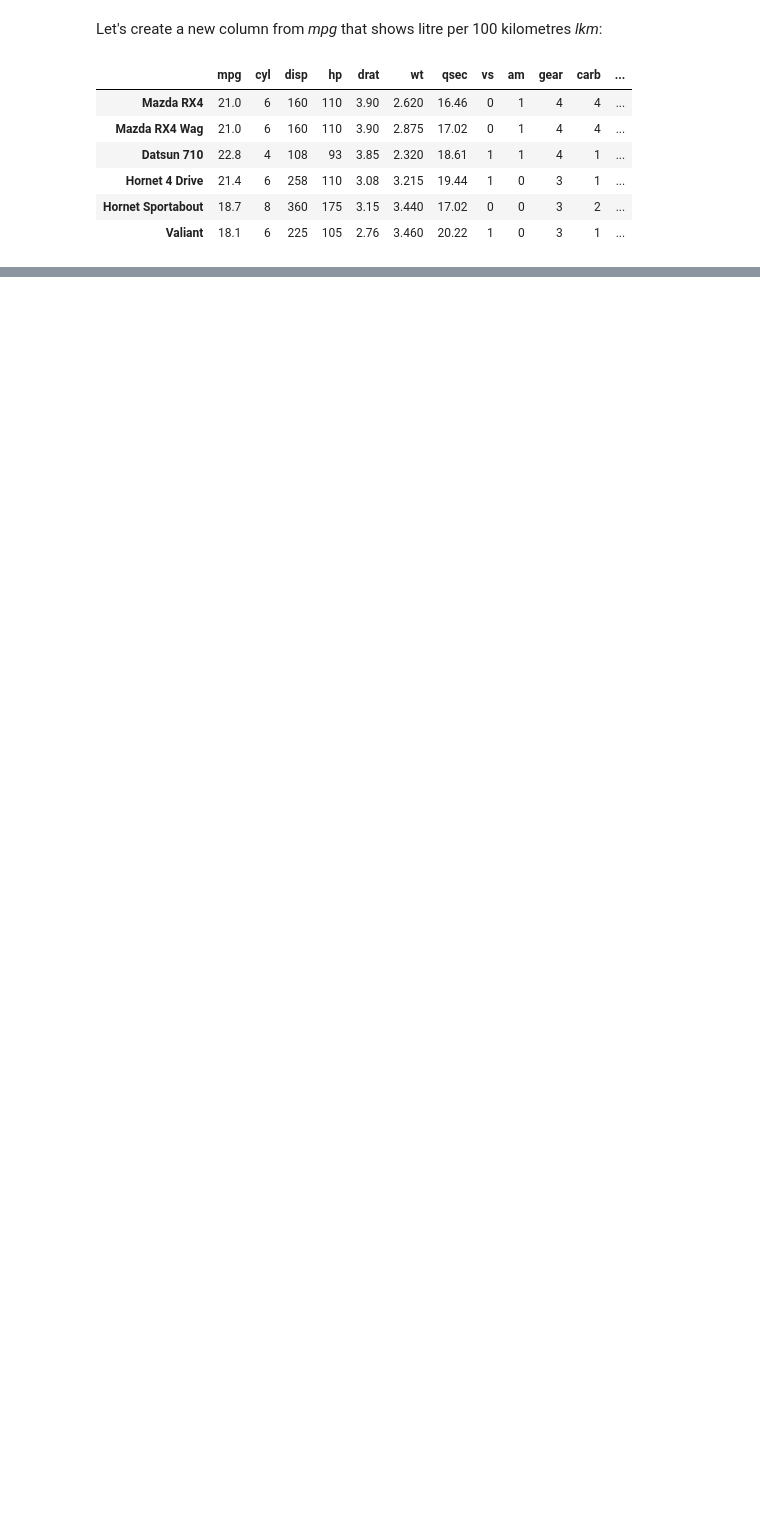
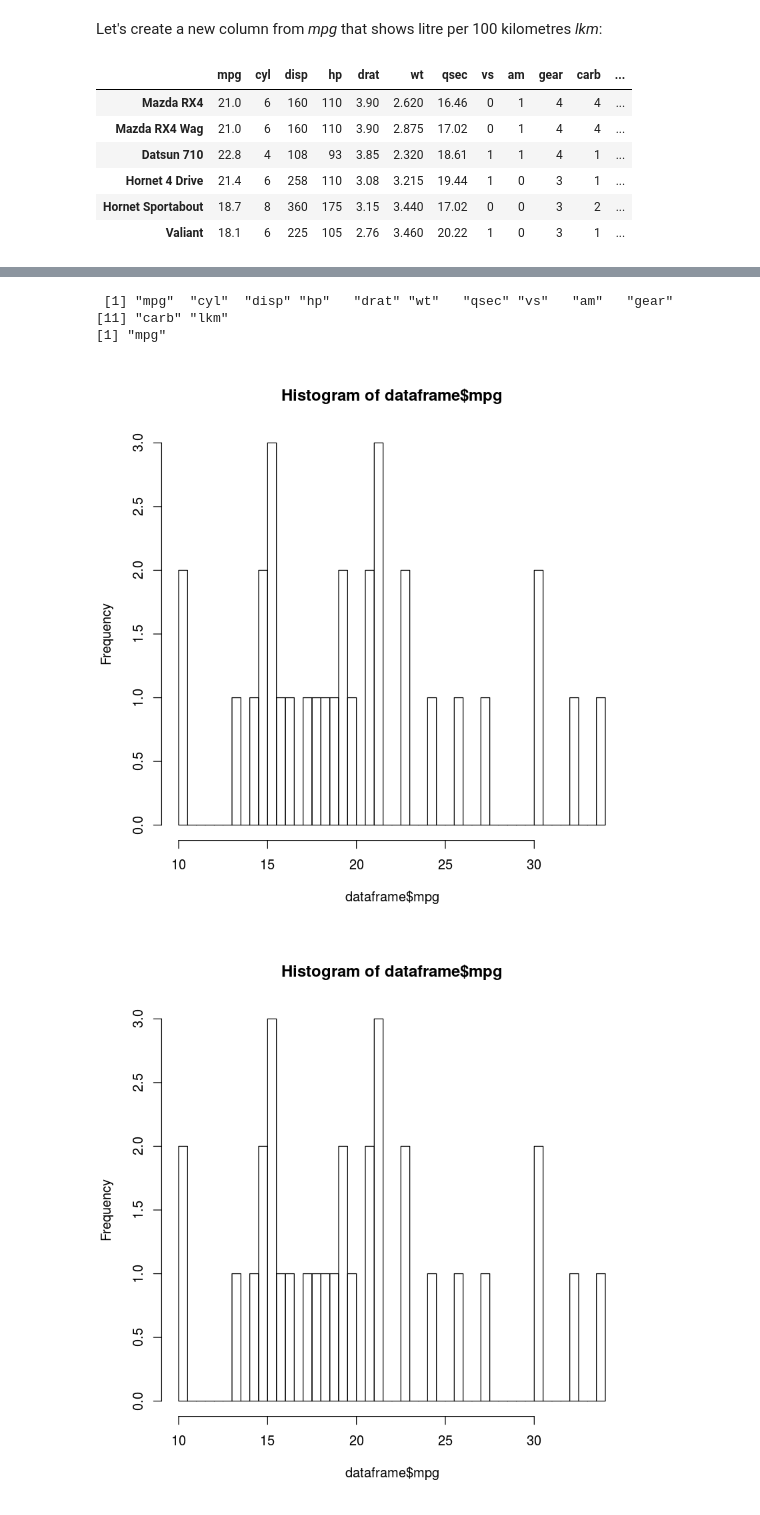
Before and after one commit to AaltoSciComp/python-r-data-analysis-course, a Jupyter notebook: r/01 - Basic R structures.ipynb, the cells around one changed output, grey strips where cells are left out. Cells and saved outputs as stored; diff of their text form; code cells hidden in the pictures; blank space fills up the shorter version.

```diff
--- a/r/01 - Basic R structures.ipynb
+++ b/r/01 - Basic R structures.ipynb
@@ -422,7 +415,7 @@ df[cyl6,]
 # %% [markdown]
 Let's create a new column from *mpg* that shows litre per 100 kilometres *lkm*:
 # %%
-df["lkm"] = 235.214583 / df["mpg"]
+df["lkm"] <- 235.214583 / df["mpg"]
 head(df)
 # %% [output]
 |  | mpg | cyl | disp | hp | drat | wt | qsec | vs | am | gear | carb | ... |
@@ -434,0 +512,16 @@ head(df)
+# %%
+library(pryr) # For address-function
+
+plot_mpg <- function (dataframe) {
+    print(colnames(dataframe))
+    frame()
+    hist(dataframe$mpg,50)
+}
+
+address(df)
+# Wrong way of calling
+plot_mpg(df)
+
+# Right way of calling
+plot_mpg(df['mpg'])
+# %% [output]
@@ -434,0 +529,5 @@ head(df)
+ [1] "mpg"  "cyl"  "disp" "hp"   "drat" "wt"   "qsec" "vs"   "am"   "gear"
+[11] "carb" "lkm"
+[1] "mpg"
+[figure, added]
+[figure, added]
```
Also changed, not shown: parts of 14 cells of this notebook, 1 other file.
